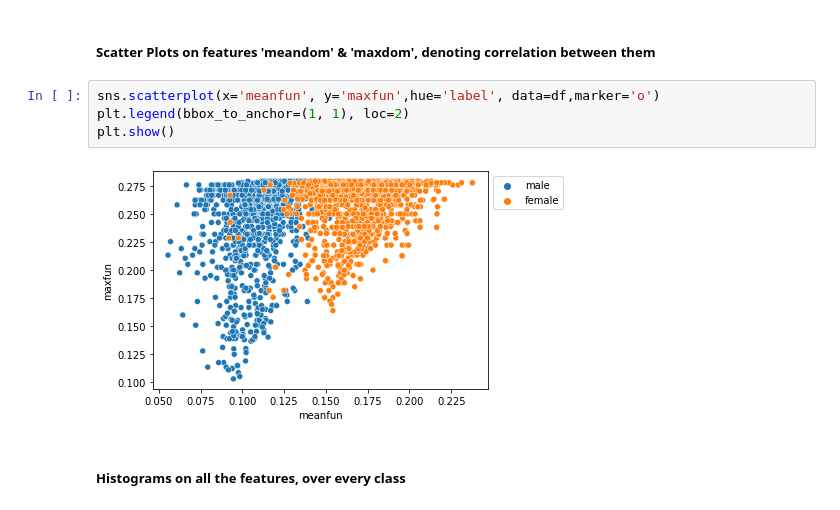
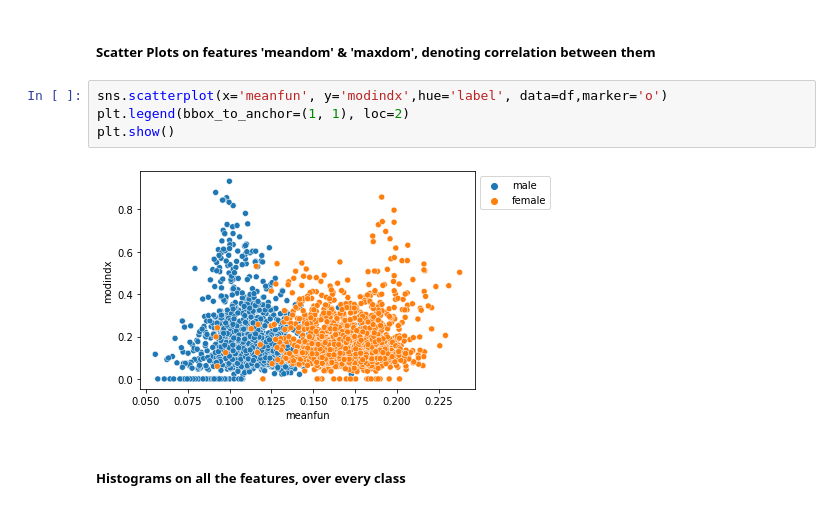
Before and after one commit to devKhush/Machine-Learning-Project-Gender-Recognition-From-Voice, a Jupyter notebook: src/EDA_after_feature_selection.ipynb, the cells around one changed output. Saved outputs shown, nothing was run; the diff lists cells and outputs as text.

```diff
--- a/src/EDA_after_feature_selection.ipynb
+++ b/src/EDA_after_feature_selection.ipynb
@@ -118,11 +118,11 @@ plt.show()
 # %% [markdown]
 ##### Scatter Plots on features 'meandom' & 'maxdom', denoting correlation between them
 # %%
-sns.scatterplot(x='meanfun', y='maxfun',hue='label', data=df,marker='o')
+sns.scatterplot(x='meanfun', y='modindx',hue='label', data=df,marker='o')
 plt.legend(bbox_to_anchor=(1, 1), loc=2)
 plt.show()
 # %% [output]
-[figure, old version]
+[figure, new version]
 # %% [markdown]
 ##### Histograms on all the features, over every class
 # %%
```
Also changed, not shown: parts of 11 cells of this notebook, 7 other files.
